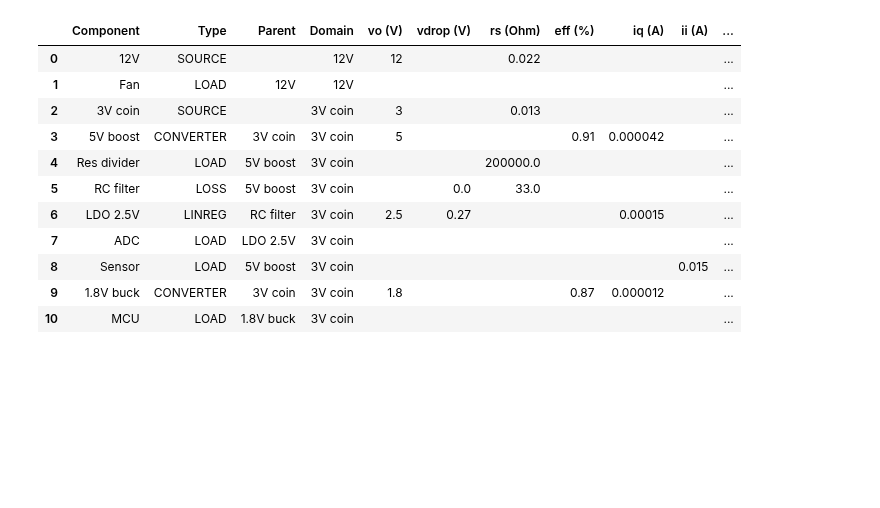
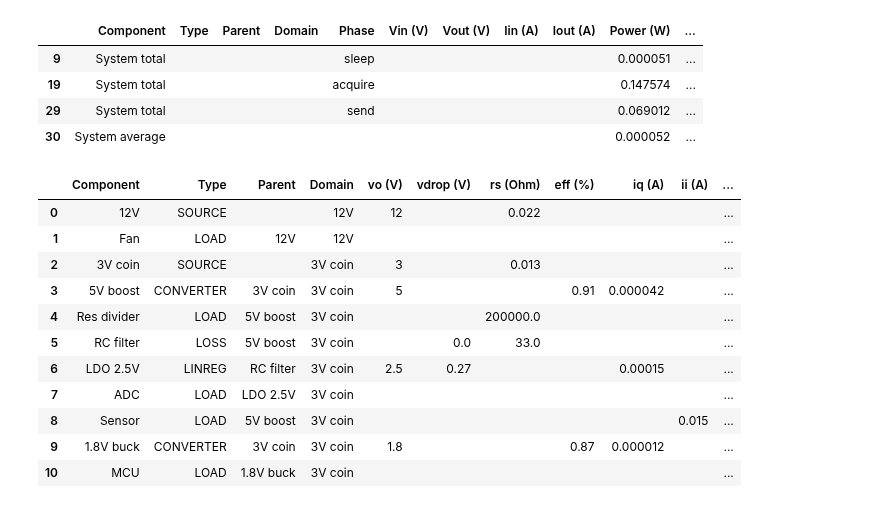
Before and after one commit to geddy11/tmp_sl, a Jupyter notebook: work/sysLoss.ipynb, the cells around one changed output. Cells and saved outputs as stored; diff of their text form; code cells hidden in the pictures; blank space fills up the shorter version.

Commit message:
Add average power

```diff
--- a/work/sysLoss.ipynb
+++ b/work/sysLoss.ipynb
@@ -799,3 +805,11 @@ df
+# %%
+df[df.Component.str.contains("system", case=False)]
+# %% [output]
+|  | Component | Type | Parent | Domain | Phase | Vin (V) | Vout (V) | Iin (A) | Iout (A) | Power (W) | ... |
+| 9 | System total |  |  |  | sleep |  |  |  |  | 0.000051 | ... |
+| 19 | System total |  |  |  | acquire |  |  |  |  | 0.147574 | ... |
+| 29 | System total |  |  |  | send |  |  |  |  | 0.069012 | ... |
+| 30 | System average |  |  |  |  |  |  |  |  | 0.000052 | ... |
 # %%
 case1.params()
 # %% [output]
```
Also changed, not shown: parts of 11 cells of this notebook, 3 other files.
